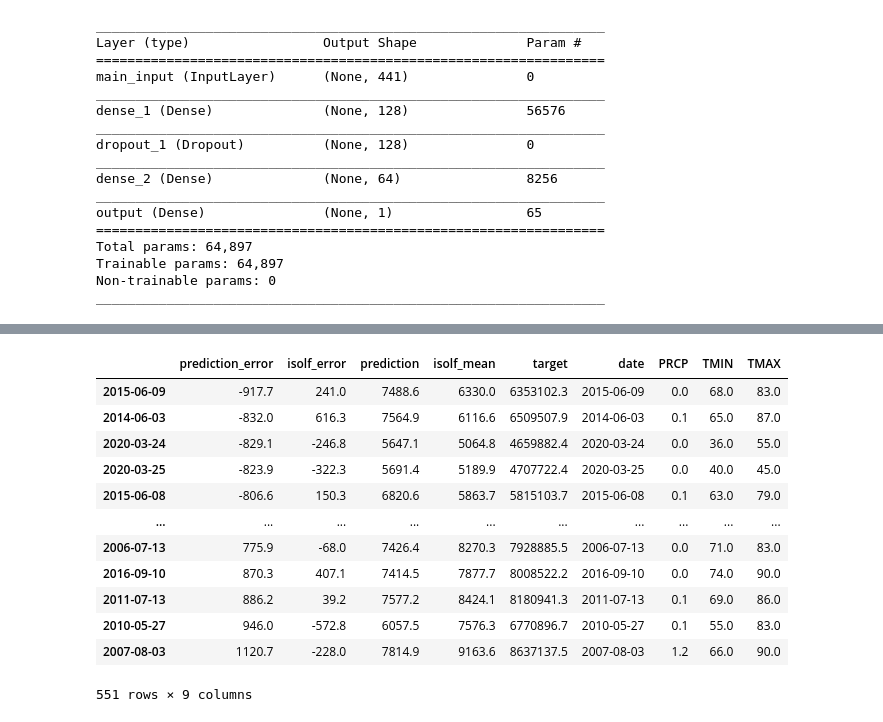
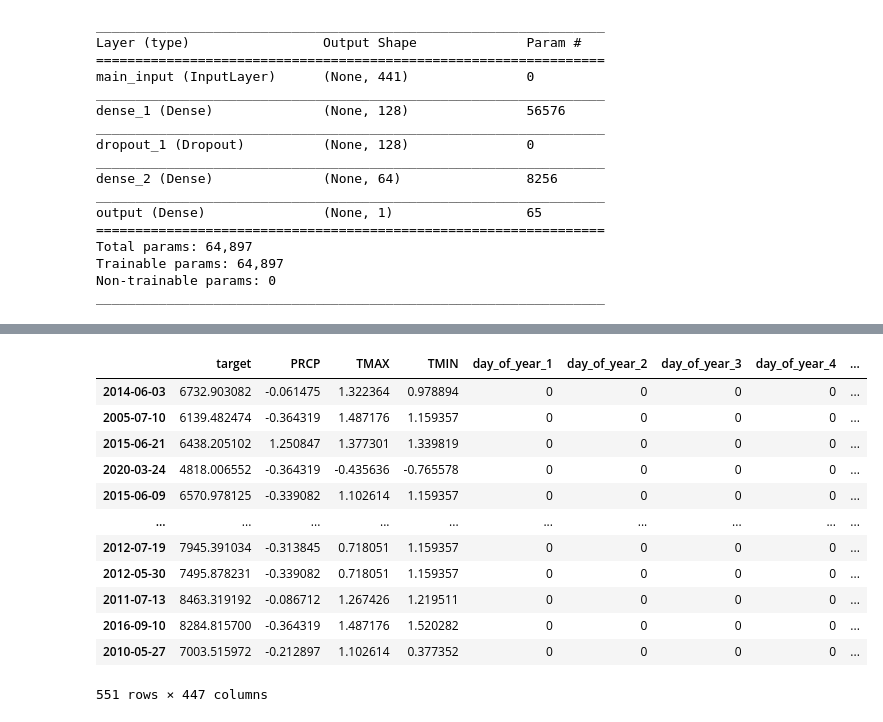
Before and after one commit to andrew-harding-gh/nexml-nyiso, a Jupyter notebook: nexml_nyiso/notebooks/model.ipynb, the cells around one changed output, grey strips where cells are left out. Saved outputs shown, nothing was run; the diff lists cells and outputs as text; code cells hidden in the pictures.

```diff
--- a/nexml_nyiso/notebooks/model.ipynb
+++ b/nexml_nyiso/notebooks/model.ipynb
@@ -134,16 +145,16 @@ get_screenshot_as_png(pred_plot, driver=None)
-# %%
-eval_results
-# %% [output]
-|  | prediction_error | isolf_error | prediction | isolf_mean | target | date | PRCP | TMIN | TMAX |
-| 2015-06-09 | -917.7 | 241.0 | 7488.6 | 6330.0 | 6353102.3 | 2015-06-09 | 0.0 | 68.0 | 83.0 |
-| 2014-06-03 | -832.0 | 616.3 | 7564.9 | 6116.6 | 6509507.9 | 2014-06-03 | 0.1 | 65.0 | 87.0 |
-| 2020-03-24 | -829.1 | -246.8 | 5647.1 | 5064.8 | 4659882.4 | 2020-03-24 | 0.0 | 36.0 | 55.0 |
-| 2020-03-25 | -823.9 | -322.3 | 5691.4 | 5189.9 | 4707722.4 | 2020-03-25 | 0.0 | 40.0 | 45.0 |
-| 2015-06-08 | -806.6 | 150.3 | 6820.6 | 5863.7 | 5815103.7 | 2015-06-08 | 0.1 | 63.0 | 79.0 |
-| ... | ... | ... | ... | ... | ... | ... | ... | ... | ... |
-| 2006-07-13 | 775.9 | -68.0 | 7426.4 | 8270.3 | 7928885.5 | 2006-07-13 | 0.0 | 71.0 | 83.0 |
-| 2016-09-10 | 870.3 | 407.1 | 7414.5 | 7877.7 | 8008522.2 | 2016-09-10 | 0.0 | 74.0 | 90.0 |
-| 2011-07-13 | 886.2 | 39.2 | 7577.2 | 8424.1 | 8180941.3 | 2011-07-13 | 0.1 | 69.0 | 86.0 |
-| 2010-05-27 | 946.0 | -572.8 | 6057.5 | 7576.3 | 6770896.7 | 2010-05-27 | 0.1 | 55.0 | 83.0 |
-| 2007-08-03 | 1120.7 | -228.0 | 7814.9 | 9163.6 | 8637137.5 | 2007-08-03 | 1.2 | 66.0 | 90.0 |
-551 rows × 9 columns
+# %%
+results
+# %% [output]
+|  | target | PRCP | TMAX | TMIN | day_of_year_1 | day_of_year_2 | day_of_year_3 | day_of_year_4 | ... |
+| 2014-06-03 | 6732.903082 | -0.061475 | 1.322364 | 0.978894 | 0 | 0 | 0 | 0 | ... |
+| 2005-07-10 | 6139.482474 | -0.364319 | 1.487176 | 1.159357 | 0 | 0 | 0 | 0 | ... |
+| 2015-06-21 | 6438.205102 | 1.250847 | 1.377301 | 1.339819 | 0 | 0 | 0 | 0 | ... |
+| 2020-03-24 | 4818.006552 | -0.364319 | -0.435636 | -0.765578 | 0 | 0 | 0 | 0 | ... |
+| 2015-06-09 | 6570.978125 | -0.339082 | 1.102614 | 1.159357 | 0 | 0 | 0 | 0 | ... |
+| ... | ... | ... | ... | ... | ... | ... | ... | ... | ... |
+| 2012-07-19 | 7945.391034 | -0.313845 | 0.718051 | 1.159357 | 0 | 0 | 0 | 0 | ... |
+| 2012-05-30 | 7495.878231 | -0.339082 | 0.718051 | 1.159357 | 0 | 0 | 0 | 0 | ... |
+| 2011-07-13 | 8463.319192 | -0.086712 | 1.267426 | 1.219511 | 0 | 0 | 0 | 0 | ... |
+| 2016-09-10 | 8284.815700 | -0.364319 | 1.487176 | 1.520282 | 0 | 0 | 0 | 0 | ... |
+| 2010-05-27 | 7003.515972 | -0.212897 | 1.102614 | 0.377352 | 0 | 0 | 0 | 0 | ... |
+551 rows × 447 columns
```
Also changed, not shown: parts of 6 cells of this notebook, 2 other files.
